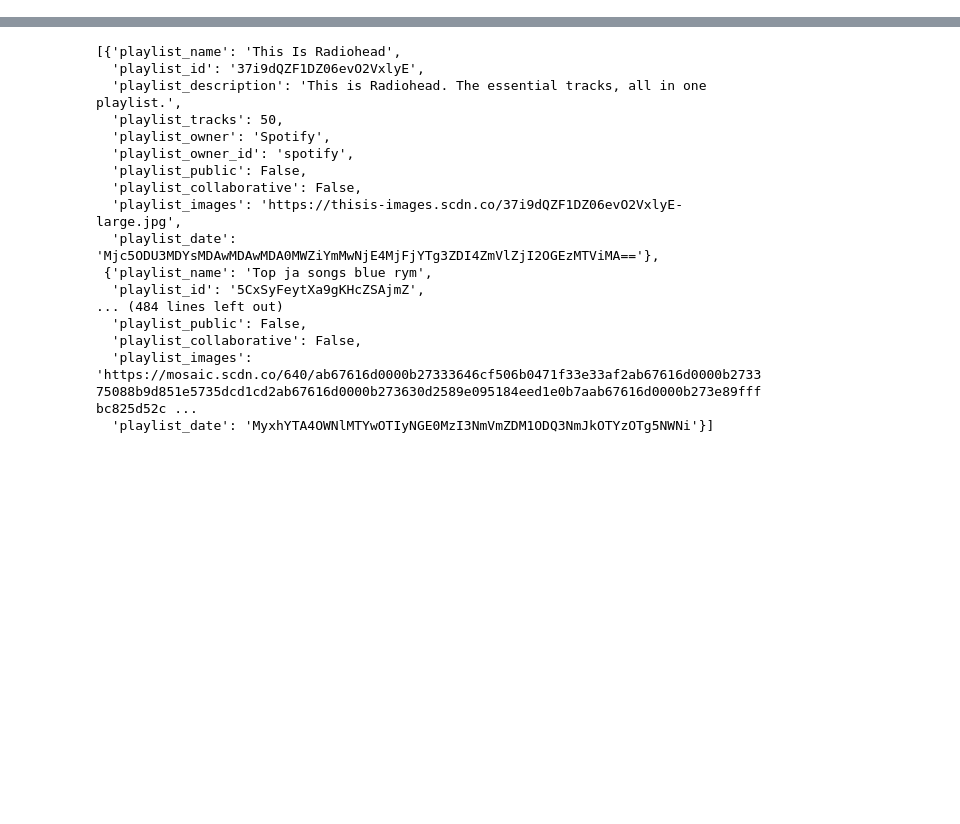
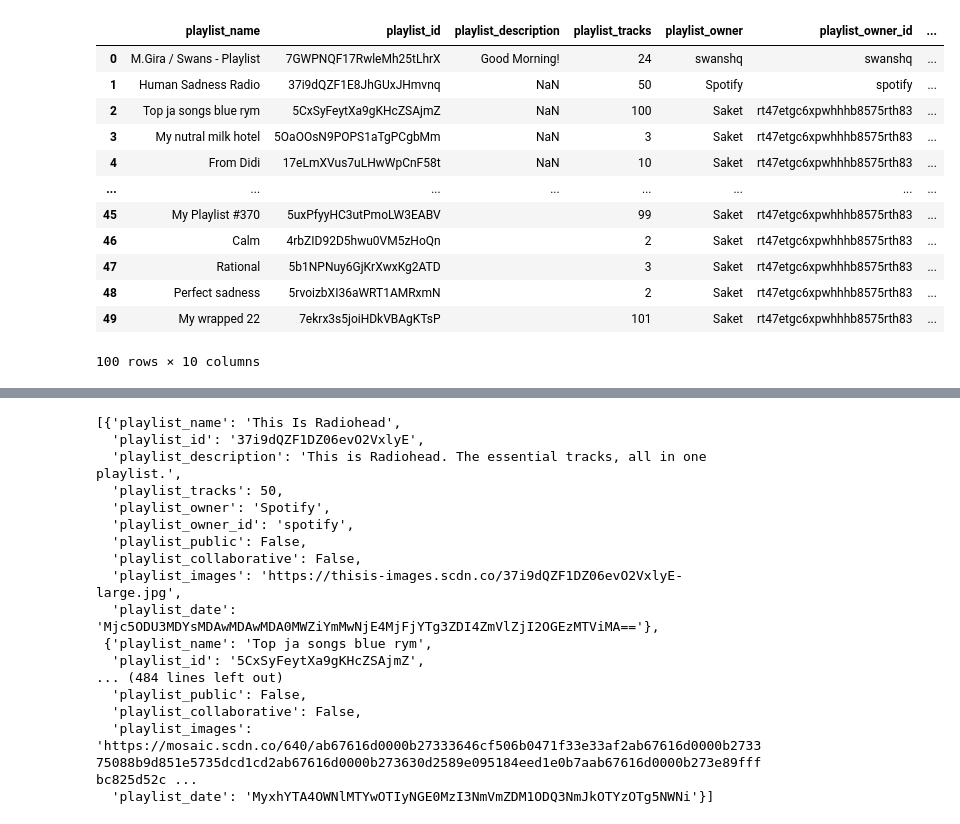
Before and after one commit to saketthakur001/Project_spotify, a Jupyter notebook: main.ipynb, the cells around one changed output, grey strips where cells are left out. Saved outputs shown, nothing was run; the diff lists cells and outputs as text; code cells hidden in the pictures; blank space fills up the shorter version.

```diff
--- a/main.ipynb
+++ b/main.ipynb
@@ -364,3 +424,19 @@ store_user_playlists_info()
+# %%
+df
+# %% [output]
+|  | playlist_name | playlist_id | playlist_description | playlist_tracks | playlist_owner | playlist_owner_id | ... |
+| 0 | M.Gira / Swans - Playlist | 7GWPNQF17RwleMh25tLhrX | Good Morning! | 24 | swanshq | swanshq | ... |
+| 1 | Human Sadness Radio | 37i9dQZF1E8JhGUxJHmvnq | NaN | 50 | Spotify | spotify | ... |
+| 2 | Top ja songs blue rym | 5CxSyFeytXa9gKHcZSAjmZ | NaN | 100 | Saket | rt47etgc6xpwhhhb8575rth83 | ... |
+| 3 | My nutral milk hotel | 5OaOOsN9POPS1aTgPCgbMm | NaN | 3 | Saket | rt47etgc6xpwhhhb8575rth83 | ... |
+| 4 | From Didi | 17eLmXVus7uLHwWpCnF58t | NaN | 10 | Saket | rt47etgc6xpwhhhb8575rth83 | ... |
+| ... | ... | ... | ... | ... | ... | ... | ... |
+| 45 | My Playlist #370 | 5uxPfyyHC3utPmoLW3EABV |  | 99 | Saket | rt47etgc6xpwhhhb8575rth83 | ... |
+| 46 | Calm | 4rbZID92D5hwu0VM5zHoQn |  | 2 | Saket | rt47etgc6xpwhhhb8575rth83 | ... |
+| 47 | Rational | 5b1NPNuy6GjKrXwxKg2ATD |  | 3 | Saket | rt47etgc6xpwhhhb8575rth83 | ... |
+| 48 | Perfect sadness | 5rvoizbXI36aWRT1AMRxmN |  | 2 | Saket | rt47etgc6xpwhhhb8575rth83 | ... |
+| 49 | My wrapped 22 | 7ekrx3s5joiHDkVBAgKTsP |  | 101 | Saket | rt47etgc6xpwhhhb8575rth83 | ... |
+100 rows × 10 columns
 # %%
 df
 # %% [output]
```
Also changed, not shown: parts of 4 cells of this notebook, 1 other file.
